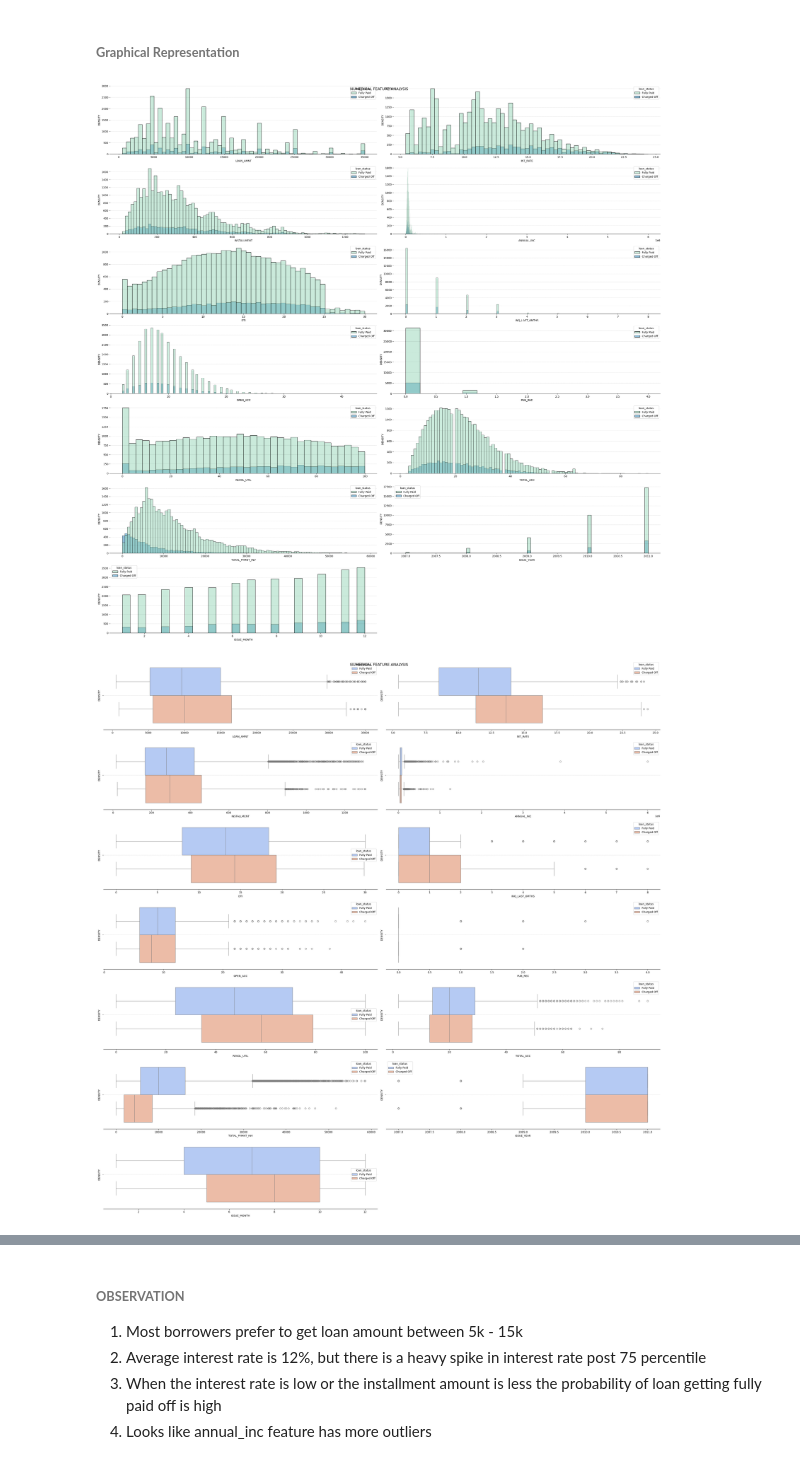
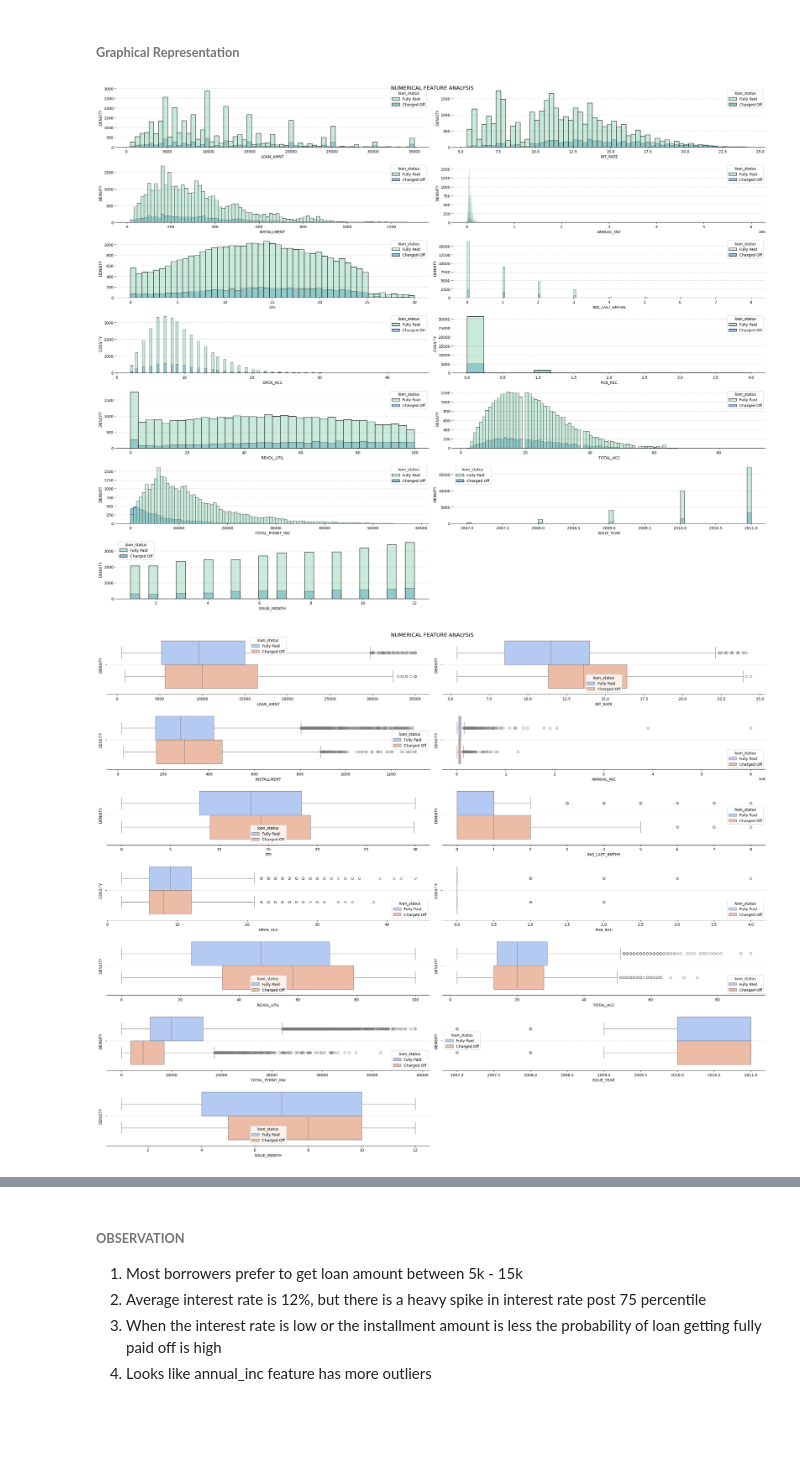
Before and after one commit to Theveetha/LendingClub_EDA_CaseStudy, a Jupyter notebook: LendingClub_EDA.ipynb, the cells around one changed output, grey strips where cells are left out. Drawn from its saved outputs; the diff is of its cells as text; code cells hidden in the pictures; blank space fills up the shorter version.

```diff
--- a/LendingClub_EDA.ipynb
+++ b/LendingClub_EDA.ipynb
@@ -735,27 +742,27 @@ Count of Numerical Features : 13
 # %% [markdown]
 ###### **Graphical Representation**
 # %%
-fig, axes = plt.subplots(nrows=7,ncols=2,figsize=(30,30))
+fig, axes = plt.subplots(nrows=7,ncols=2,figsize=(25,20))
 axes = axes.flatten()
 
 # Graph for loan_status vs numerical columns
 for i, cols in enumerate(num_cols):
   histplot(axes=axes[i],data=data,x_columns=cols,hue_labels='loan_status',palette='YlGnBu')
 
 # Remove content for empty subplot
 empty_subplot(axes[13])
 
 plt.suptitle('NUMERICAL FEATURE ANALYSIS',fontsize=14)
 plt.subplots_adjust(top=3)
 plt.tight_layout()
 plt.show()
 # %% [output]
-[figure, old version]
+[figure, new version]
 # %%
 # Create Box plot for numerical columns
-fig, axes = plt.subplots(nrows=7,ncols=2,figsize=(30,30))
+fig, axes = plt.subplots(nrows=7,ncols=2,figsize=(25,20))
 axes = axes.flatten()
-# box_cols = ['loan_amnt','int_rate']
+
 # Graph for loan_status vs numerical columns
 for i, cols in enumerate(num_cols):
   boxplot(axes=axes[i],data=data,x_columns=cols,hue_labels='loan_status',palette='coolwarm')
@@ -768,5 +775,5 @@ plt.subplots_adjust(top=3)
 plt.tight_layout()
 plt.show()
 # %% [output]
-[figure, old version]
+[figure, new version]
 # %% [markdown]
```
Also changed, not shown: parts of 7 cells of this notebook.
